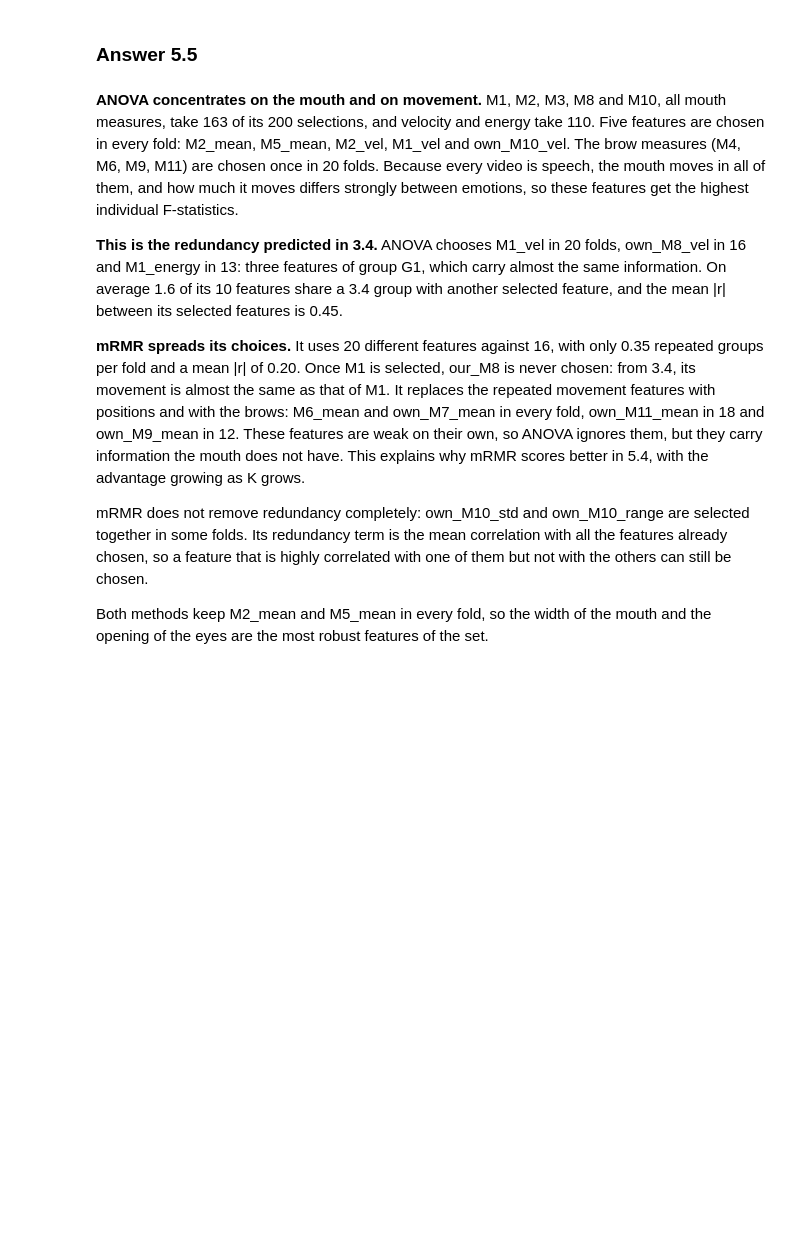
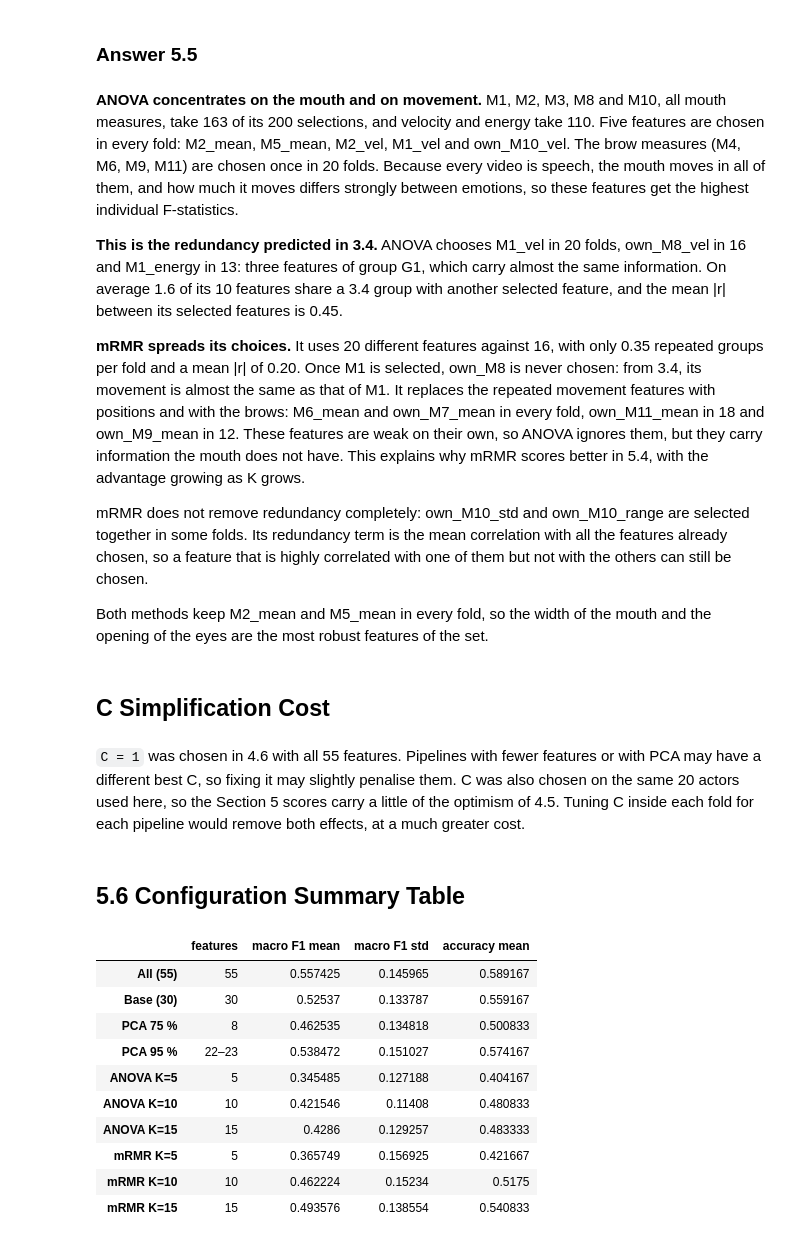
Before and after one commit to migasantunes/Emotion_Recognition, a Jupyter notebook: notebooks/05_selection_test.ipynb, the cells around one changed output. Cells and saved outputs as stored; diff of their text form; code cells hidden in the pictures; blank space fills up the shorter version.

```diff
--- a/notebooks/05_selection_test.ipynb
+++ b/notebooks/05_selection_test.ipynb
@@ -477,8 +500,28 @@ pd.DataFrame(redundancy)
 
 **This is the redundancy predicted in 3.4.** ANOVA chooses M1_vel in 20 folds, own_M8_vel in 16 and M1_energy in 13: three features of group G1, which carry almost the same information. On average 1.6 of its 10 features share a 3.4 group with another selected feature, and the mean |r| between its selected features is 0.45.
 
-**mRMR spreads its choices.** It uses 20 different features against 16, with only 0.35 repeated groups per fold and a mean |r| of 0.20. Once M1 is selected, our_M8 is never chosen: from 3.4, its movement is almost the same as that of M1. It replaces the repeated movement features with positions and with the brows: M6_mean and own_M7_mean in every fold, own_M11_mean in 18 and own_M9_mean in 12. These features are weak on their own, so ANOVA ignores them, but they carry information the mouth does not have. This explains why mRMR scores better in 5.4, with the advantage growing as K grows.
+**mRMR spreads its choices.** It uses 20 different features against 16, with only 0.35 repeated groups per fold and a mean |r| of 0.20. Once M1 is selected, own_M8 is never chosen: from 3.4, its movement is almost the same as that of M1. It replaces the repeated movement features with positions and with the brows: M6_mean and own_M7_mean in every fold, own_M11_mean in 18 and own_M9_mean in 12. These features are weak on their own, so ANOVA ignores them, but they carry information the mouth does not have. This explains why mRMR scores better in 5.4, with the advantage growing as K grows.
 
 mRMR does not remove redundancy completely: own_M10_std and own_M10_range are selected together in some folds. Its redundancy term is the mean correlation with all the features already chosen, so a feature that is highly correlated with one of them but not with the others can still be chosen.
 
 Both methods keep M2_mean and M5_mean in every fold, so the width of the mouth and the opening of the eyes are the most robust features of the set.
+# %% [markdown]
+## C Simplification Cost
+# %% [markdown]
+`C = 1` was chosen in 4.6 with all 55 features. Pipelines with fewer features or with PCA may have a different best C, so fixing it may slightly penalise them. C was also chosen on the same 20 actors used here, so the Section 5 scores carry a little of the optimism of 4.5. Tuning C inside each fold for each pipeline would remove both effects, at a much greater cost.
+# %% [markdown]
+## 5.6 Configuration Summary Table
+# %%
+results_table(list(loso_results))
+# %% [output]
+|  | features | macro F1 mean | macro F1 std | accuracy mean |
+| All (55) | 55 | 0.557425 | 0.145965 | 0.589167 |
+| Base (30) | 30 | 0.52537 | 0.133787 | 0.559167 |
+| PCA 75 % | 8 | 0.462535 | 0.134818 | 0.500833 |
+| PCA 95 % | 22–23 | 0.538472 | 0.151027 | 0.574167 |
+| ANOVA K=5 | 5 | 0.345485 | 0.127188 | 0.404167 |
+| ANOVA K=10 | 10 | 0.421546 | 0.11408 | 0.480833 |
+| ANOVA K=15 | 15 | 0.4286 | 0.129257 | 0.483333 |
+| mRMR K=5 | 5 | 0.365749 | 0.156925 | 0.421667 |
+| mRMR K=10 | 10 | 0.462224 | 0.15234 | 0.5175 |
+| mRMR K=15 | 15 | 0.493576 | 0.138554 | 0.540833 |
```
Also changed, not shown: parts of 12 cells of this notebook, 2 other files.
